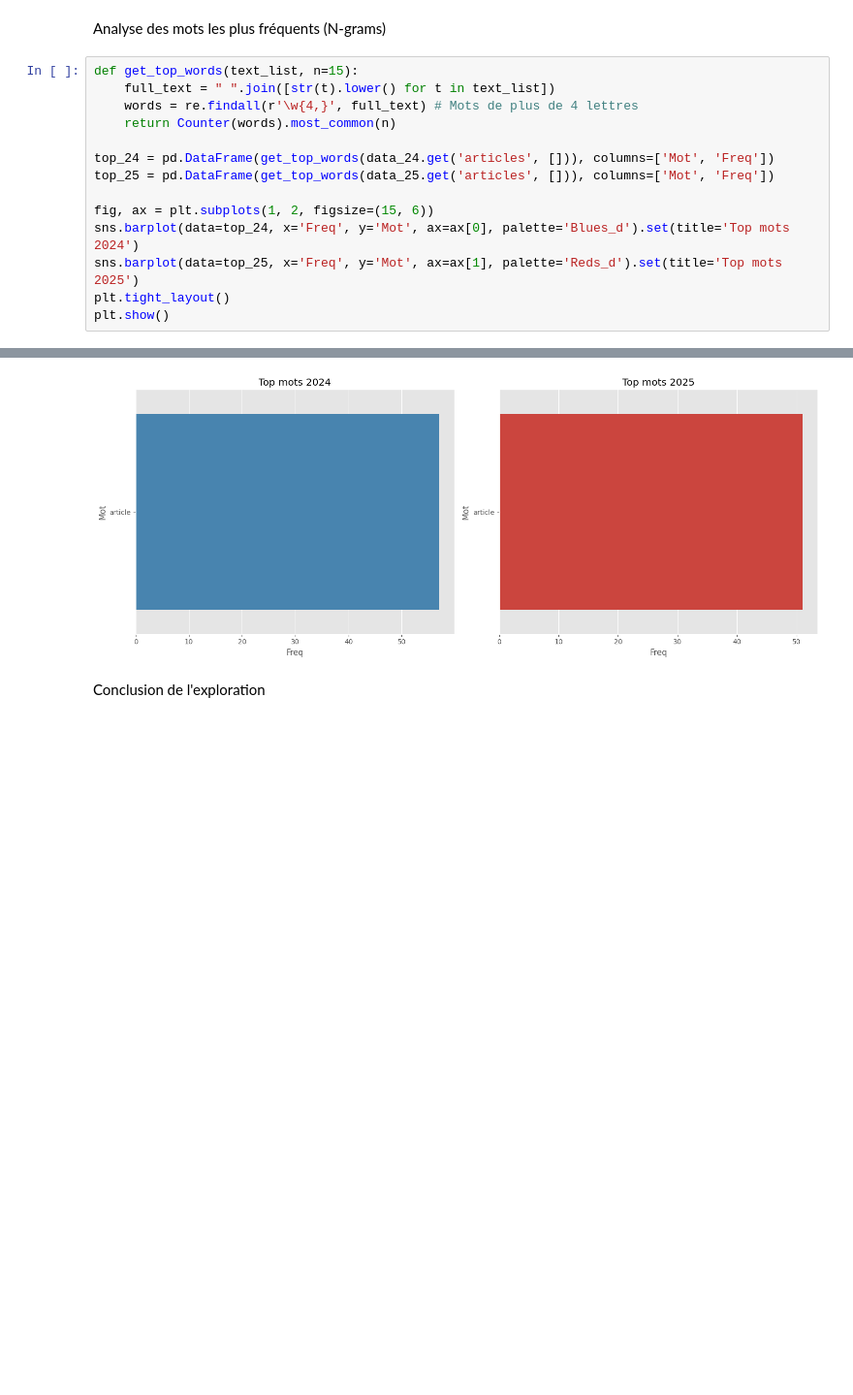
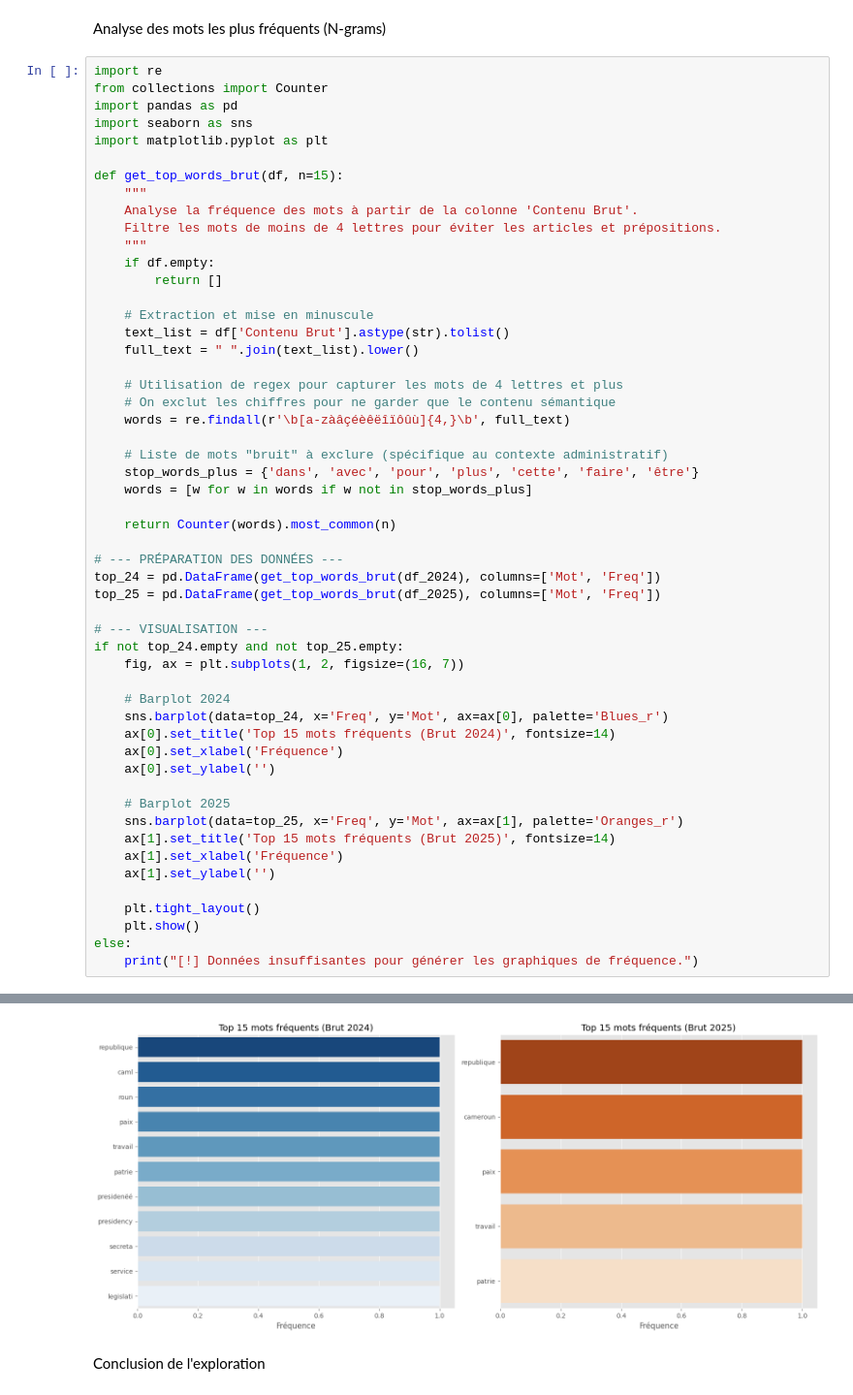
Before and after one commit to EMOS655/Projet-NLP, a Jupyter notebook: notebooks/01_exploration.ipynb, the cells around one changed output, grey strips where cells are left out. Shown at 97% size. Cells and saved outputs as stored; diff of their text form; blank space fills up the shorter version.

Commit message:
dernier mise à jour

```diff
--- a/notebooks/01_exploration.ipynb
+++ b/notebooks/01_exploration.ipynb
@@ -162,19 +324,58 @@ generate_wc(data_25, "Nuage de mots - Loi de Finances 2025")
 # %% [markdown]
 Analyse des mots les plus fréquents (N-grams)
 # %%
-def get_top_words(text_list, n=15):
-    full_text = " ".join([str(t).lower() for t in text_list])
-    words = re.findall(r'\w{4,}', full_text) # Mots de plus de 4 lettres
+import re
+from collections import Counter
+import pandas as pd
+import seaborn as sns
+import matplotlib.pyplot as plt
+
+def get_top_words_brut(df, n=15):
+    """
+    Analyse la fréquence des mots à partir de la colonne 'Contenu Brut'.
+    Filtre les mots de moins de 4 lettres pour éviter les articles et prépositions.
+    """
+    if df.empty:
+        return []
+
+    # Extraction et mise en minuscule
+    text_list = df['Contenu Brut'].astype(str).tolist()
+    full_text = " ".join(text_list).lower()
+
+    # Utilisation de regex pour capturer les mots de 4 lettres et plus
+    # On exclut les chiffres pour ne garder que le contenu sémantique
+    words = re.findall(r'\b[a-zàâçéèêëîïôûù]{4,}\b', full_text)
+
+    # Liste de mots "bruit" à exclure (spécifique au contexte administratif)
+    stop_words_plus = {'dans', 'avec', 'pour', 'plus', 'cette', 'faire', 'être'}
+    words = [w for w in words if w not in stop_words_plus]
+
     return Counter(words).most_common(n)
 
-top_24 = pd.DataFrame(get_top_words(data_24.get('articles', [])), columns=['Mot', 'Freq'])
-top_25 = pd.DataFrame(get_top_words(data_25.get('articles', [])), columns=['Mot', 'Freq'])
+# --- PRÉPARATION DES DONNÉES ---
+top_24 = pd.DataFrame(get_top_words_brut(df_2024), columns=['Mot', 'Freq'])
+top_25 = pd.DataFrame(get_top_words_brut(df_2025), columns=['Mot', 'Freq'])
 
-fig, ax = plt.subplots(1, 2, figsize=(15, 6))
-sns.barplot(data=top_24, x='Freq', y='Mot', ax=ax[0], palette='Blues_d').set(title='Top mots 2024')
-sns.barplot(data=top_25, x='Freq', y='Mot', ax=ax[1], palette='Reds_d').set(title='Top mots 2025')
-plt.tight_layout()
-plt.show()
+# --- VISUALISATION ---
+if not top_24.empty and not top_25.empty:
+    fig, ax = plt.subplots(1, 2, figsize=(16, 7))
+
+    # Barplot 2024
+    sns.barplot(data=top_24, x='Freq', y='Mot', ax=ax[0], palette='Blues_r')
+    ax[0].set_title('Top 15 mots fréquents (Brut 2024)', fontsize=14)
+    ax[0].set_xlabel('Fréquence')
+    ax[0].set_ylabel('')
+
+    # Barplot 2025
+    sns.barplot(data=top_25, x='Freq', y='Mot', ax=ax[1], palette='Oranges_r')
+    ax[1].set_title('Top 15 mots fréquents (Brut 2025)', fontsize=14)
+    ax[1].set_xlabel('Fréquence')
+    ax[1].set_ylabel('')
+
+    plt.tight_layout()
+    plt.show()
+else:
+    print("[!] Données insuffisantes pour générer les graphiques de fréquence.")
 # %% [output]
 Passing `palette` without assigning `hue` is deprecated and will be removed in v0.14.0. Assign the `y` variable to `hue` and set `legend=False` for the same effect.
 
@@ -186,4 +387,4 @@ Passing `palette` without assigning `hue` is deprecated and will be removed in v
-[figure, old version]
+[figure, new version]
 # %% [markdown]
 Conclusion de l'exploration
 # %% [markdown]
```
Also changed, not shown: parts of 9 cells of this notebook, 9 other files.
